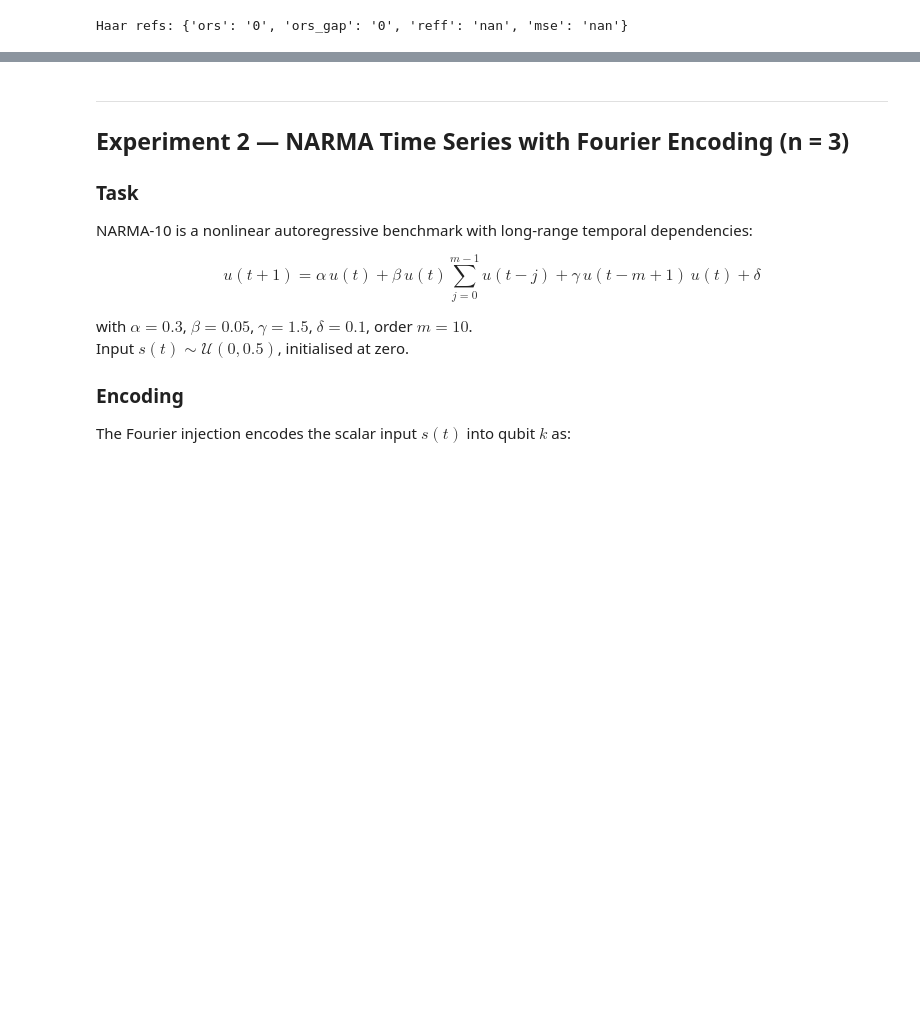
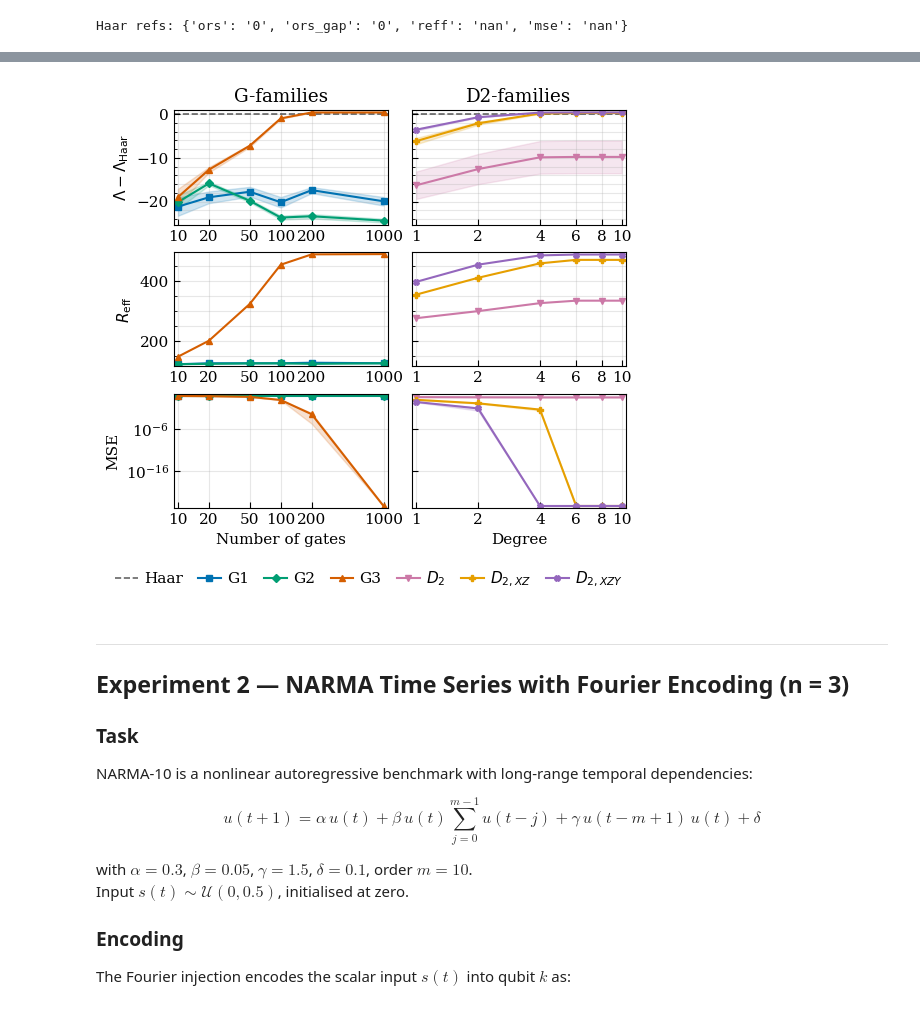
Before and after one commit to laiadc/order_statistics, a Jupyter notebook: Exp2_ORS_Reff.ipynb, the cells around one changed output, grey strips where cells are left out. Drawn from its saved outputs; the diff is of its cells as text; code cells hidden in the pictures; blank space fills up the shorter version.

```diff
--- a/Exp2_ORS_Reff.ipynb
+++ b/Exp2_ORS_Reff.ipynb
@@ -345,3 +305,101 @@ plot_diagnostics(
+# %%
+# ── 3×2 diagnostic figure ─────────────────────────────────────────────────────
+def plot_diagnostics(data_g, data_d2, haar_refs, g_xlabel, d_xlabel,
+                     g_families=None, d_families=None, save_path=None):
+    """3×2 grid: (ORS gap, R_eff, MSE) × (G-families | D2-families)."""
+    if g_families is None:
+        g_families = [f for f in G_FAMILIES if f in data_g]
+    if d_families is None:
+        d_families = [f for f in D2_FAMILIES if f in data_d2]
+
+    metrics = [
+        ('ors_gap', r'$\Lambda - \Lambda_{\rm Haar}$'),
+        ('reff',    r'$R_{\rm eff}$'),
+        ('mse',     'MSE'),
+    ]
+    col_specs = [
+        ('G-families',  g_families, data_g,  g_xlabel),
+        ('D2-families', d_families, data_d2, d_xlabel),
+    ]
+    LABEL_MAP = {
+        'D2_random': r'$D_2$',
+        'D2_random_XZ': r'$D_{2,XZ}$',
+        'D2_random_XZY': r'$D_{2,XZY}$',
+    }
+    mm = 1 / 25.4
+    fig, axes = plt.subplots(3, 2, figsize=(160/1.18 * mm, 140/1.18 * mm),#figsize=(160 * mm, 140 * mm),
+                             sharey='row', layout='constrained')
+
+    for row, (key, ylabel) in enumerate(metrics):
+        href = haar_refs.get(key)
+        for col, (title, fams, data, xlabel) in enumerate(col_specs):
+            ax = axes[row, col]
+            if href is not None and np.isfinite(href):
+                ax.axhline(href, color=FAMILY_COLORS['Haar'], ls='--', lw=1.2, alpha=0.6,
+                           label='Haar' if row == 0 else None)
+            xs_last = np.array([])
+            for fam in fams:
+                d = data.get(fam, {}); xs = d.get('xs', np.array([]))
+                if len(xs) == 0:
+                    continue
+                xs_last = xs
+                c, m = FAMILY_COLORS.get(fam, '#888'), FAMILY_MARKERS.get(fam, 'o')
+                if key == 'reff':
+                    ys = np.array(d['reff'])
+                    ax.plot(xs, ys, marker=m, color=c,
+                            label=(LABEL_MAP.get(fam, fam) if row == 0 else None),)
+                elif key == 'ors_gap':
+                    vals = d.get(key, [])
+                    ms = np.array([v[0] for v in vals]) - haar_refs.get('ors')
+                    ss = np.array([v[1] for v in vals])
+                    ok = np.isfinite(ms)
+                    ax.plot(xs[ok], ms[ok], marker=m, color=c,
+                            label=(LABEL_MAP.get(fam, fam) if row == 0 else None),)
+                    ax.fill_between(xs[ok], ms[ok] - ss[ok], ms[ok] + ss[ok],
+                                    color=c, alpha=0.18)
+                else:
+                    vals = d.get(key, [])
+                    ms = np.array([v[0] for v in vals])
+                    ss = np.array([v[1] for v in vals])
+                    ok = np.isfinite(ms)
+                    ax.plot(xs[ok], ms[ok], marker=m, color=c,
+                            label=(LABEL_MAP.get(fam, fam) if row == 0 else None))
+                    ax.fill_between(xs[ok], ms[ok] - ss[ok], ms[ok] + ss[ok],
+                                    color=c, alpha=0.18)
+            ax.set_xscale('log')
+            if len(xs_last) > 0:
+                ax.set_xticks(xs_last)
+                ax.get_xaxis().set_major_formatter(ScalarFormatter())
+                ax.get_xaxis().set_minor_locator(NullLocator())
+            if key == 'mse':
+                ax.set_yscale('log')
+            ax.grid(True, which='both', alpha=0.3)
+            if row == 0: ax.set_title(title)
+            if row == 2: ax.set_xlabel(xlabel)
+            if col == 0: ax.set_ylabel(ylabel)
+
+    seen = {}
+    for ax in axes[0]:
+        for h, l in zip(*ax.get_legend_handles_labels()):
+            seen.setdefault(l, h)
+    fig.legend(seen.values(), seen.keys(), loc='upper center',
+               bbox_to_anchor=(0.5, -0.01), ncol=len(seen), frameon=False,
+               columnspacing=1.0, handletextpad=0.4, handlelength=1.5)
+
+    if save_path:
+        os.makedirs(os.path.dirname(save_path), exist_ok=True)
+        fig.savefig(save_path.replace('.png', '.pgf'))
+    plt.show()
+
+
+plot_diagnostics(
+    data_g_qelm, data_d2_qelm, haar_refs_qelm,
+    g_xlabel='Number of gates', d_xlabel='Degree',
+    d_families=QELM_D2_FAMILIES,
+    save_path=os.path.join('figures', 'exp2_QELM_n6_multibasis_small.png'),
+)
+# %% [output]
+[figure, added]
 # %% [markdown]
 ---
 ## Experiment 2 — NARMA Time Series with Fourier Encoding (n = 3)
```
Also changed, not shown: parts of 7 cells of this notebook, 7 other files.
